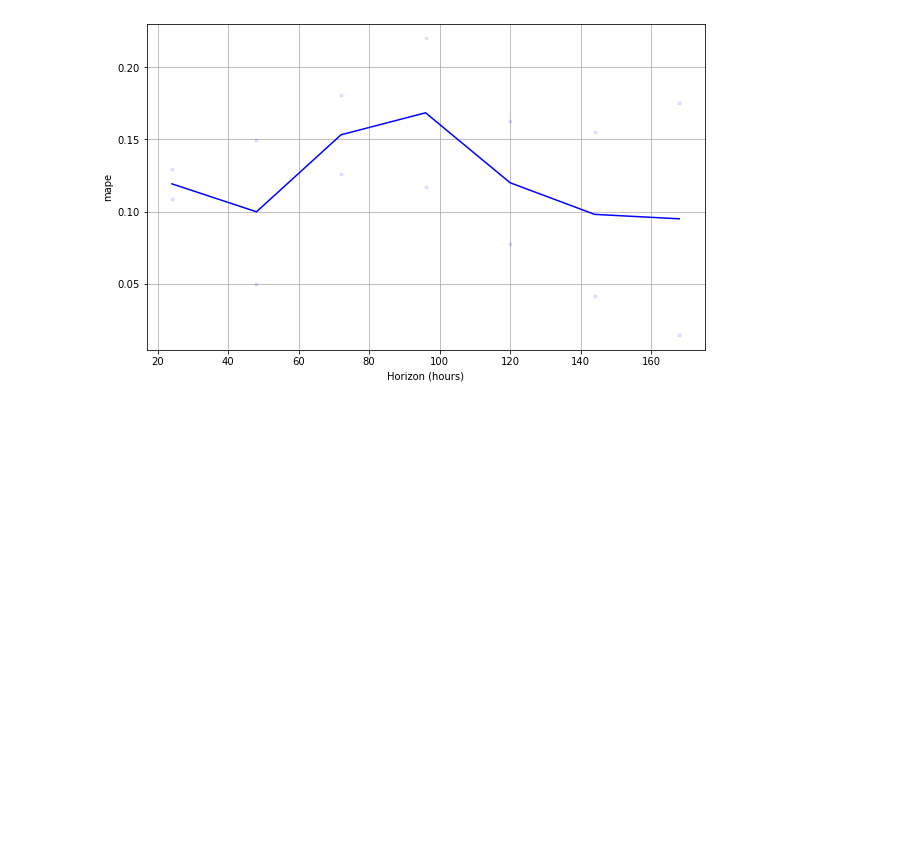
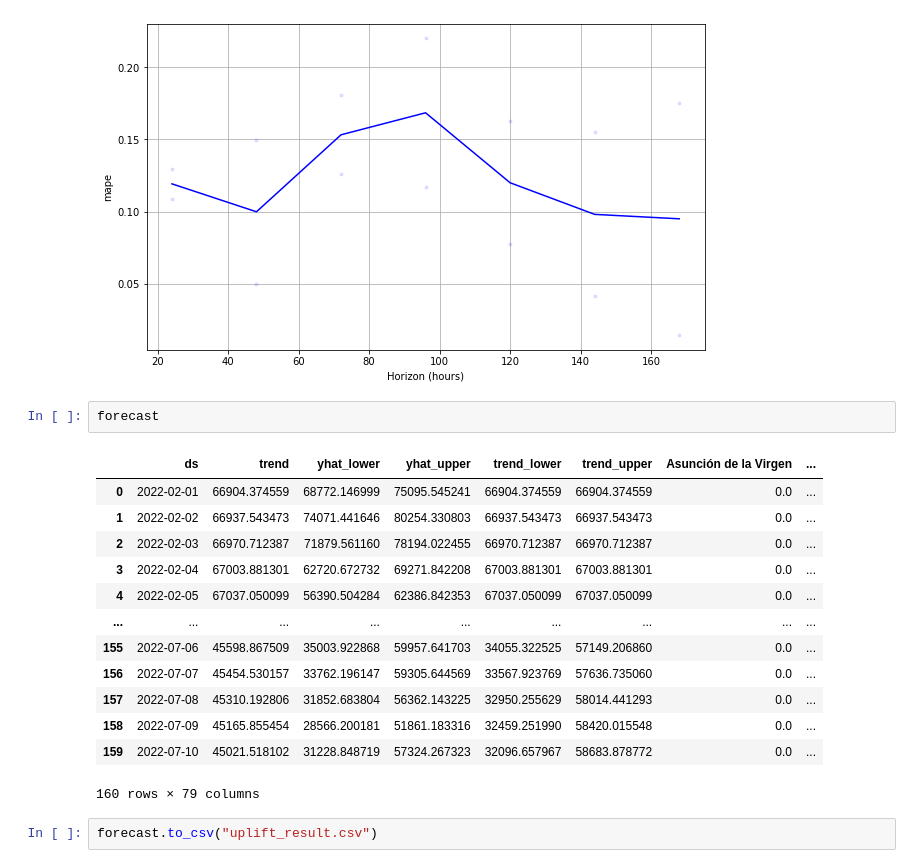
Before and after one commit to chengalex2012/TS-Proph, a Jupyter notebook: Prophet_TimeSeries_ES-A1_Separate.ipynb, the cells around one changed output. Drawn from its saved outputs; the diff is of its cells as text; blank space fills up the shorter version.

```diff
--- a/Prophet_TimeSeries_ES-A1_Separate.ipynb
+++ b/Prophet_TimeSeries_ES-A1_Separate.ipynb
@@ -455,3 +448,21 @@ from prophet.plot import plot_cross_validation_metric
 fig = plot_cross_validation_metric(df_cv, metric='mape')
 # %% [output]
 [figure]
+# %%
+forecast
+# %% [output]
+|  | ds | trend | yhat_lower | yhat_upper | trend_lower | trend_upper | Asunción de la Virgen | ... |
+| 0 | 2022-02-01 | 66904.374559 | 68772.146999 | 75095.545241 | 66904.374559 | 66904.374559 | 0.0 | ... |
+| 1 | 2022-02-02 | 66937.543473 | 74071.441646 | 80254.330803 | 66937.543473 | 66937.543473 | 0.0 | ... |
+| 2 | 2022-02-03 | 66970.712387 | 71879.561160 | 78194.022455 | 66970.712387 | 66970.712387 | 0.0 | ... |
+| 3 | 2022-02-04 | 67003.881301 | 62720.672732 | 69271.842208 | 67003.881301 | 67003.881301 | 0.0 | ... |
+| 4 | 2022-02-05 | 67037.050099 | 56390.504284 | 62386.842353 | 67037.050099 | 67037.050099 | 0.0 | ... |
+| ... | ... | ... | ... | ... | ... | ... | ... | ... |
+| 155 | 2022-07-06 | 45598.867509 | 35003.922868 | 59957.641703 | 34055.322525 | 57149.206860 | 0.0 | ... |
+| 156 | 2022-07-07 | 45454.530157 | 33762.196147 | 59305.644569 | 33567.923769 | 57636.735060 | 0.0 | ... |
+| 157 | 2022-07-08 | 45310.192806 | 31852.683804 | 56362.143225 | 32950.255629 | 58014.441293 | 0.0 | ... |
+| 158 | 2022-07-09 | 45165.855454 | 28566.200181 | 51861.183316 | 32459.251990 | 58420.015548 | 0.0 | ... |
+| 159 | 2022-07-10 | 45021.518102 | 31228.848719 | 57324.267323 | 32096.657967 | 58683.878772 | 0.0 | ... |
+160 rows × 79 columns
+# %%
+forecast.to_csv("uplift_result.csv")
```
Also changed, not shown: parts of 2 cells of this notebook, 3 other files.
